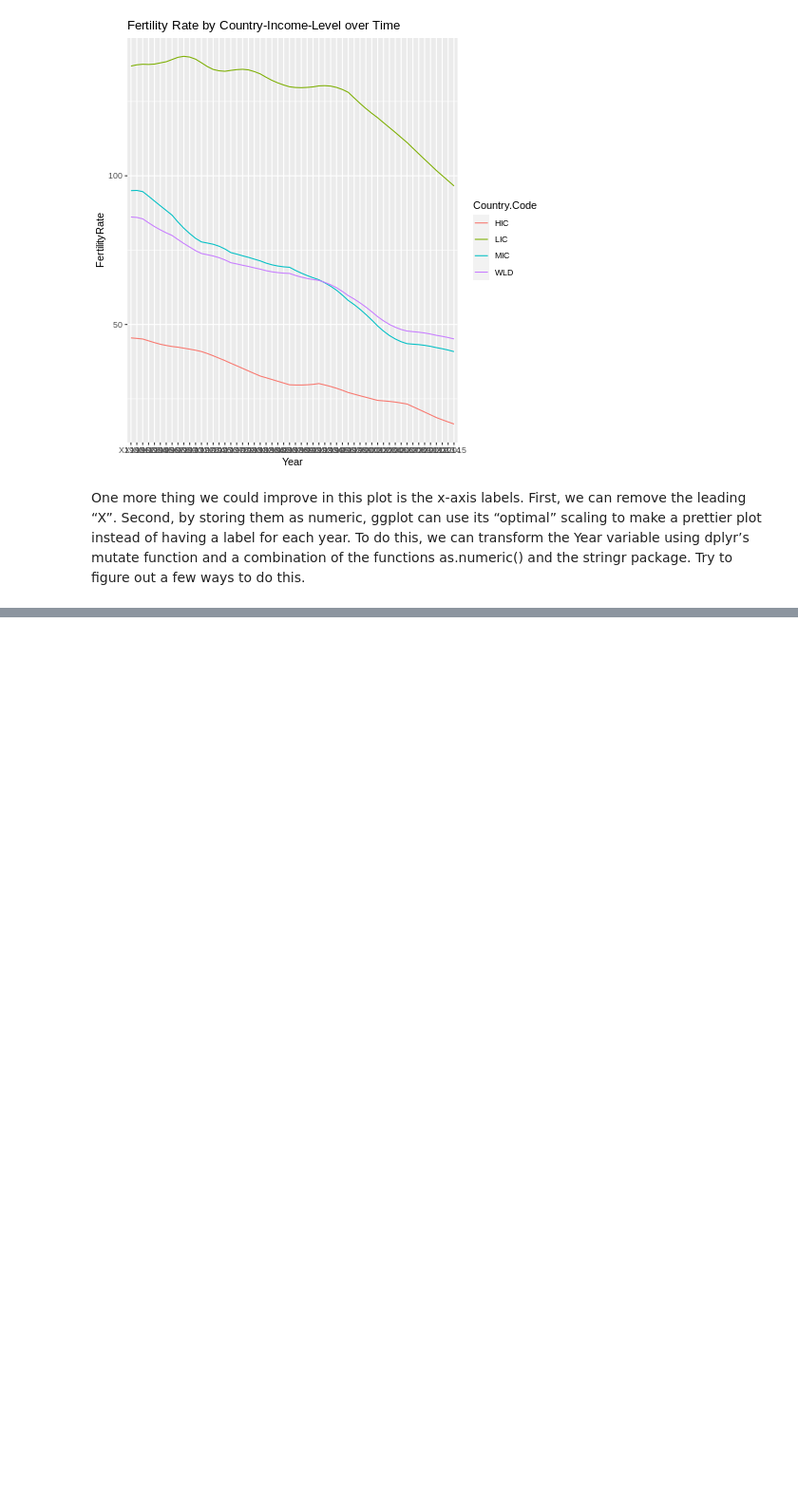
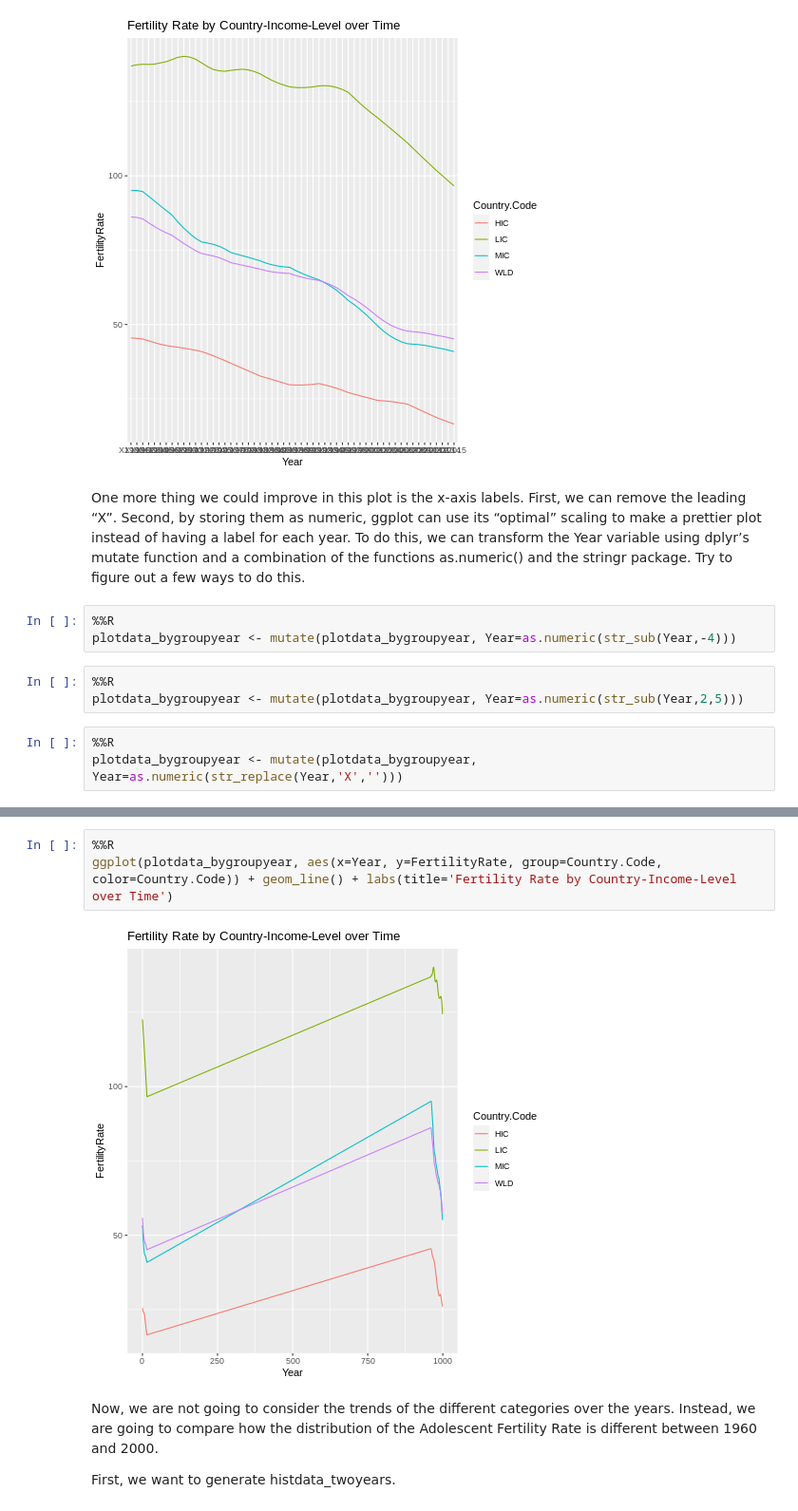
Before and after one commit to dataqueenpend/MIT_DataAnalysisForSocialScientists, a Jupyter notebook: r_notes.ipynb, the cells around one changed output, grey strips where cells are left out. Shown at 95% size. Cells and saved outputs as stored; diff of their text form; blank space fills up the shorter version.

```diff
--- a/r_notes.ipynb
+++ b/r_notes.ipynb
@@ -905,3 +902,12 @@ ggplot(plotdata_bygroupyear, aes(x=Year, y=FertilityRate, group=Country.Code, co
 [figure]
 # %% [markdown]
 One more thing we could improve in this plot is the x-axis labels. First, we can remove the leading “X”. Second, by storing them as numeric, ggplot can use its “optimal” scaling to make a prettier plot instead of having a label for each year. To do this, we can transform the Year variable using dplyr’s mutate function and a combination of the functions as.numeric() and the stringr package. Try to figure out a few ways to do this.
+# %%
+%%R
+plotdata_bygroupyear <- mutate(plotdata_bygroupyear, Year=as.numeric(str_sub(Year,-4)))
+# %%
+%%R
+plotdata_bygroupyear <- mutate(plotdata_bygroupyear, Year=as.numeric(str_sub(Year,2,5)))
+# %%
+%%R
+plotdata_bygroupyear <- mutate(plotdata_bygroupyear, Year=as.numeric(str_replace(Year,'X','')))
@@ -907,0 +918,9 @@ One more thing we could improve in this plot is the x-axis labels. First, we can
+# %%
+%%R
+ggplot(plotdata_bygroupyear, aes(x=Year, y=FertilityRate, group=Country.Code, color=Country.Code)) + geom_line() + labs(title='Fertility Rate by Country-Income-Level over Time')
+# %% [output]
+[figure, added]
+# %% [markdown]
+Now, we are not going to consider the trends of the different categories over the years. Instead, we are going to compare how the distribution of the Adolescent Fertility Rate is different between 1960 and 2000.
+
+First, we want to generate histdata_twoyears.
```
Also changed, not shown: parts of 16 cells of this notebook.
